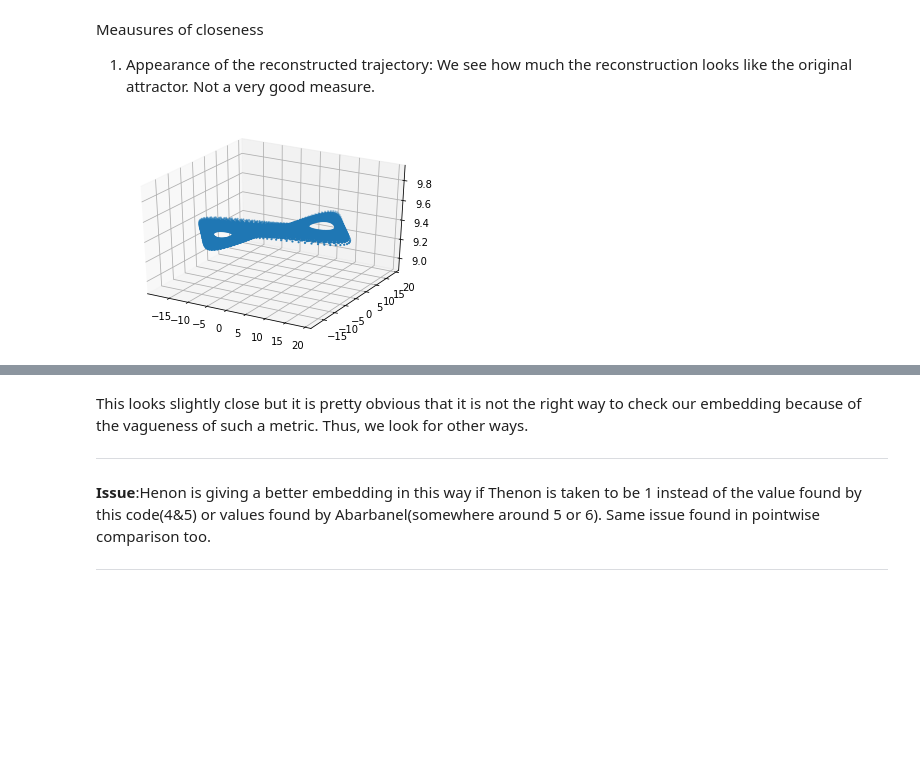
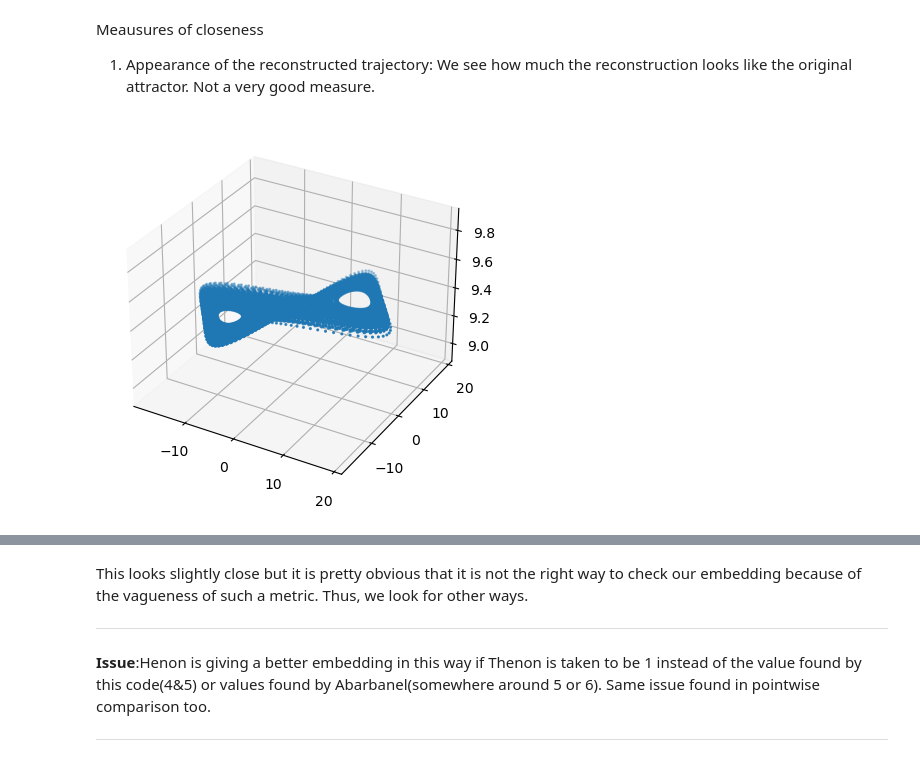
Before and after one commit to Deepeshmk/Takens-Embedding, a Jupyter notebook: Takens_Analysis-22-10-2021.ipynb, the cells around one changed output, grey strips where cells are left out. Saved outputs shown, nothing was run; the diff lists cells and outputs as text; code cells hidden in the pictures; blank space fills up the shorter version.

```diff
--- a/Takens_Analysis-22-10-2021.ipynb
+++ b/Takens_Analysis-22-10-2021.ipynb
@@ -270,12 +243,12 @@ Meausures of closeness
 1. Appearance of the reconstructed trajectory: We see how much the reconstruction looks like the original attractor. Not a very good measure.
 # %%
 fig = plt.figure()
-ax = fig.gca(projection='3d')
+ax = plt.axes(projection='3d')
 ax.scatter(lorenzrecon[:,0],lorenzrecon[:,1],lorenzrecon[:,2], s=1.5)
 #plt.savefig('Lorenzrecon.jpg')
 plt.show()
 # %% [output]
-[figure, old version]
+[figure, new version]
 # %%
 plt.scatter(henonrecon[:,0],henonrecon[:,1])
 #plt.savefig('henonrecon.jpg')
```
Also changed, not shown: parts of 23 cells of this notebook.
